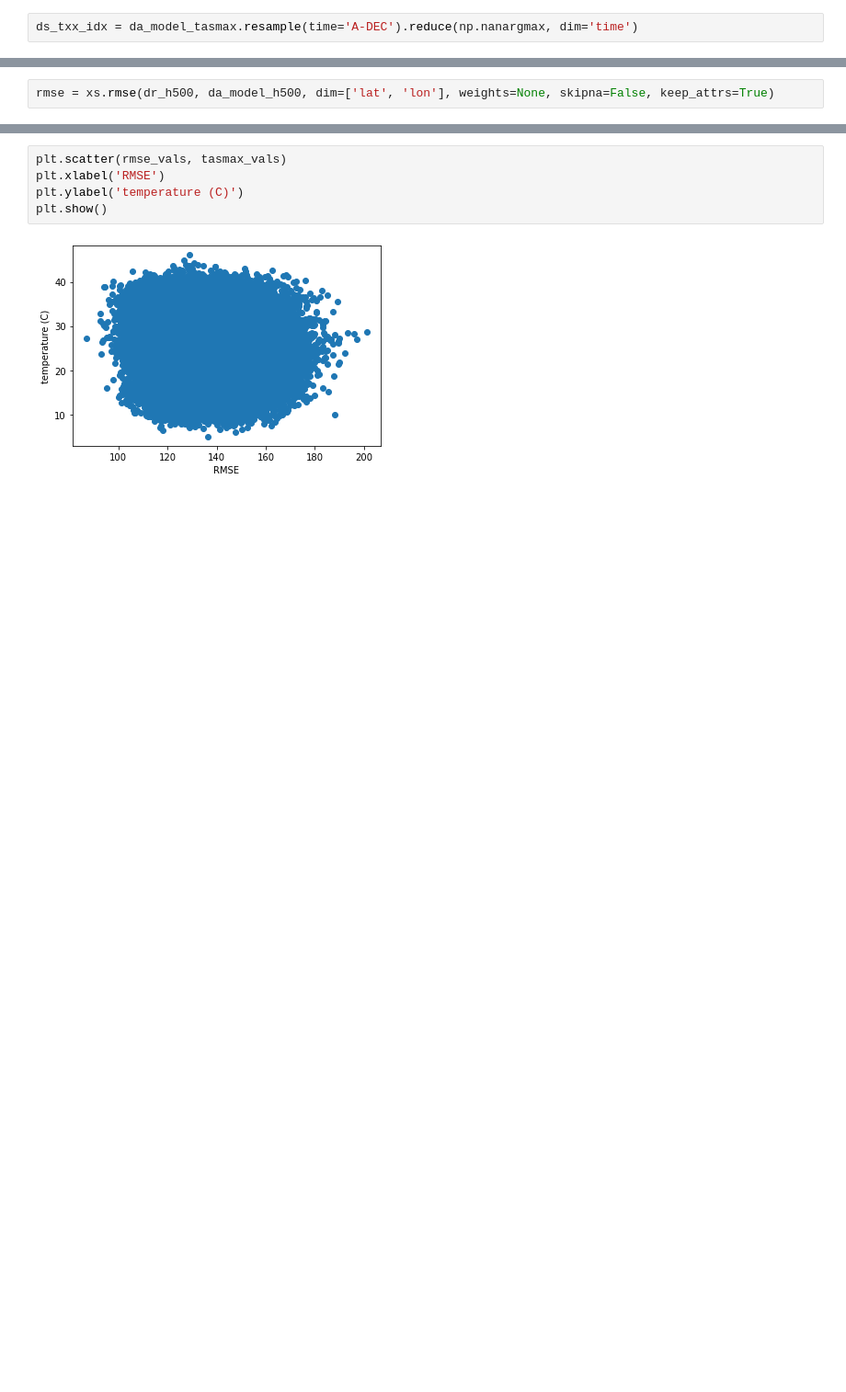
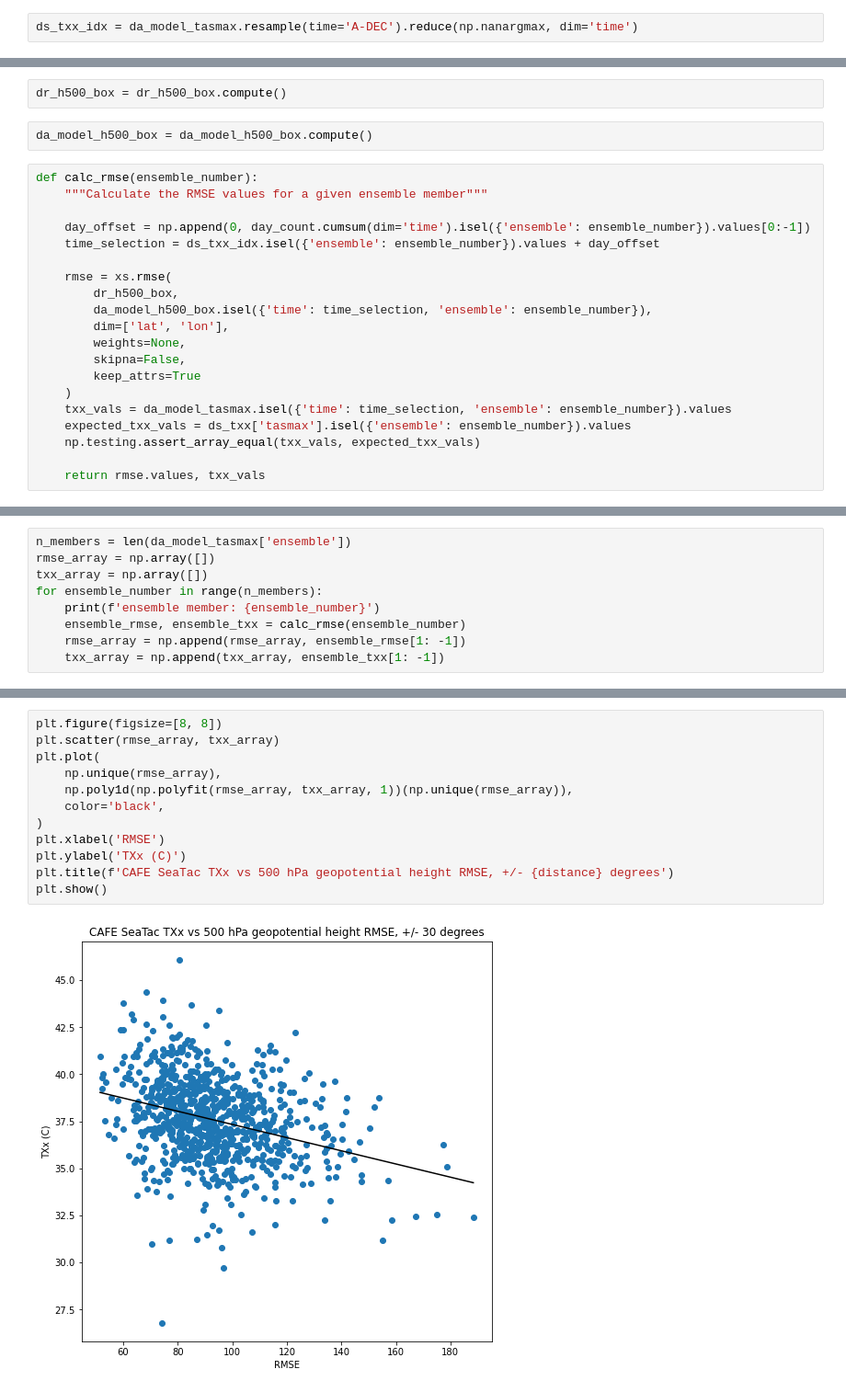
Before and after one commit to DamienIrving/seatac-txx, a Jupyter notebook: pattern_correlation.ipynb, the cells around one changed output, grey strips where cells are left out. Shown: that part at 92% size. Drawn from its saved outputs; the diff is of its cells as text; blank space fills up the shorter version.

```diff
--- a/pattern_correlation.ipynb
+++ b/pattern_correlation.ipynb
@@ -189,2 +147,24 @@ TODO: Use `ds_tx_idx` to pick out the geopotential height data corresponding to
+# %%
+dr_h500_box = dr_h500_box.compute()
+# %%
+da_model_h500_box = da_model_h500_box.compute()
 # %%
-rmse = xs.rmse(dr_h500, da_model_h500, dim=['lat', 'lon'], weights=None, skipna=False, keep_attrs=True)
+def calc_rmse(ensemble_number):
+    """Calculate the RMSE values for a given ensemble member"""
+
+    day_offset = np.append(0, day_count.cumsum(dim='time').isel({'ensemble': ensemble_number}).values[0:-1])
+    time_selection = ds_txx_idx.isel({'ensemble': ensemble_number}).values + day_offset
+
+    rmse = xs.rmse(
+        dr_h500_box,
+        da_model_h500_box.isel({'time': time_selection, 'ensemble': ensemble_number}),
+        dim=['lat', 'lon'],
+        weights=None,
+        skipna=False,
+        keep_attrs=True
+    )
+    txx_vals = da_model_tasmax.isel({'time': time_selection, 'ensemble': ensemble_number}).values
+    expected_txx_vals = ds_txx['tasmax'].isel({'ensemble': ensemble_number}).values
+    np.testing.assert_array_equal(txx_vals, expected_txx_vals)
+
+    return rmse.values, txx_vals
@@ -229,0 +171,9 @@ tasmax_vals.shape
+# %%
+n_members = len(da_model_tasmax['ensemble'])
+rmse_array = np.array([])
+txx_array = np.array([])
+for ensemble_number in range(n_members):
+    print(f'ensemble member: {ensemble_number}')
+    ensemble_rmse, ensemble_txx = calc_rmse(ensemble_number)
+    rmse_array = np.append(rmse_array, ensemble_rmse[1: -1])
+    txx_array = np.append(txx_array, ensemble_txx[1: -1])
@@ -230,7 +198,14 @@ tasmax_vals.shape
 # %%
-plt.scatter(rmse_vals, tasmax_vals)
+plt.figure(figsize=[8, 8])
+plt.scatter(rmse_array, txx_array)
+plt.plot(
+    np.unique(rmse_array),
+    np.poly1d(np.polyfit(rmse_array, txx_array, 1))(np.unique(rmse_array)),
+    color='black',
+)
 plt.xlabel('RMSE')
-plt.ylabel('temperature (C)')
+plt.ylabel('TXx (C)')
+plt.title(f'CAFE SeaTac TXx vs 500 hPa geopotential height RMSE, +/- {distance} degrees')
 plt.show()
 # %% [output]
-[figure, old version]
+[figure, new version]
```
Also changed, not shown: parts of 24 cells of this notebook.
